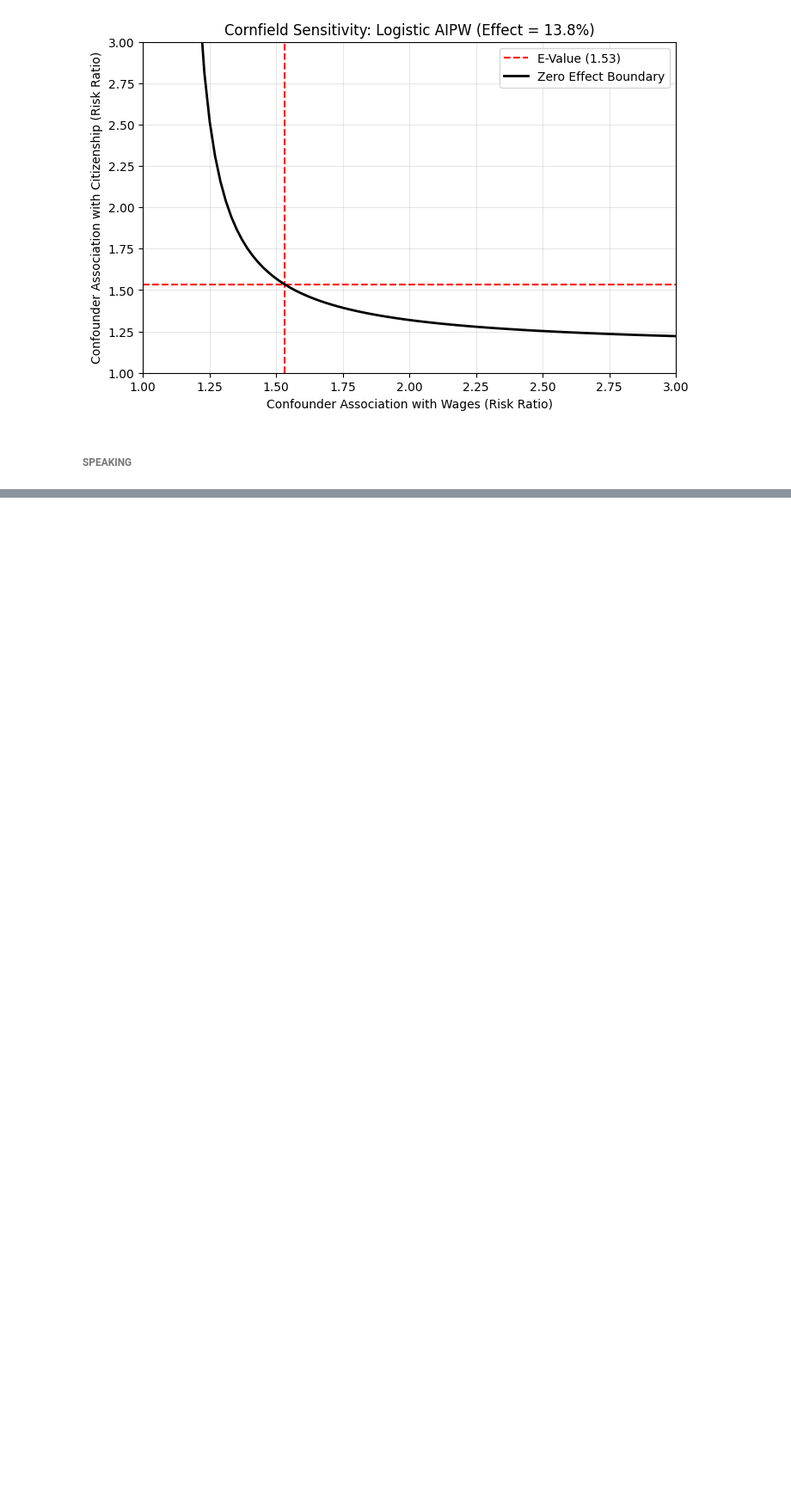
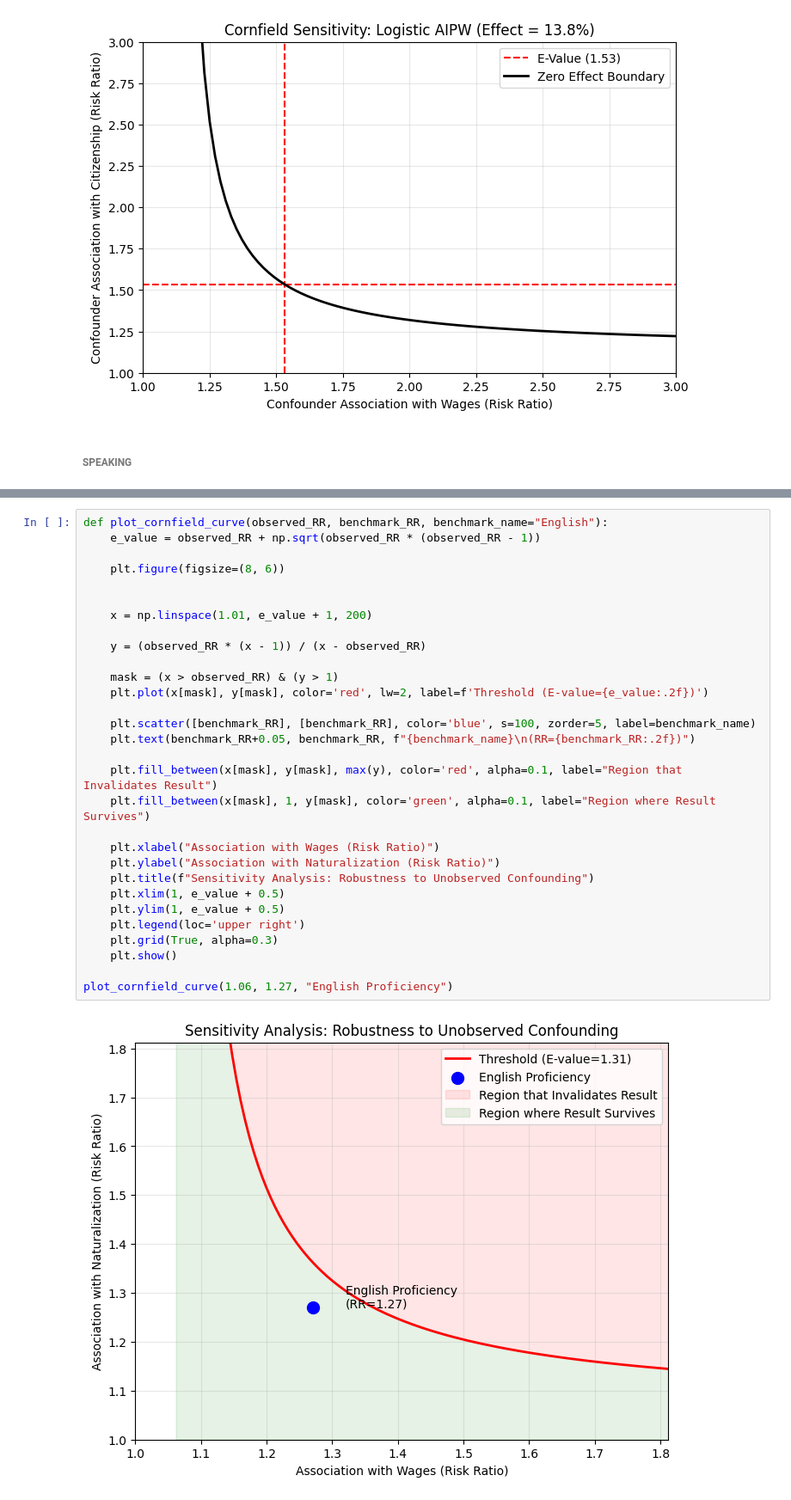
Before and after one commit to zydingstf/STAT209FinalProject, a Jupyter notebook: notebooks/05_sensitivity_analysis.ipynb, the cells around one changed output, grey strips where cells are left out. Shown at 86% size. Cells and saved outputs as stored; diff of their text form; blank space fills up the shorter version.

```diff
--- a/notebooks/05_sensitivity_analysis.ipynb
+++ b/notebooks/05_sensitivity_analysis.ipynb
@@ -512,0 +276,32 @@ print("-" * 30)
+# %%
+def plot_cornfield_curve(observed_RR, benchmark_RR, benchmark_name="English"):
+    e_value = observed_RR + np.sqrt(observed_RR * (observed_RR - 1))
+
+    plt.figure(figsize=(8, 6))
+
+
+    x = np.linspace(1.01, e_value + 1, 200)
+
+    y = (observed_RR * (x - 1)) / (x - observed_RR)
+
+    mask = (x > observed_RR) & (y > 1)
+    plt.plot(x[mask], y[mask], color='red', lw=2, label=f'Threshold (E-value={e_value:.2f})')
+
+    plt.scatter([benchmark_RR], [benchmark_RR], color='blue', s=100, zorder=5, label=benchmark_name)
+    plt.text(benchmark_RR+0.05, benchmark_RR, f"{benchmark_name}\n(RR={benchmark_RR:.2f})")
+
+    plt.fill_between(x[mask], y[mask], max(y), color='red', alpha=0.1, label="Region that Invalidates Result")
+    plt.fill_between(x[mask], 1, y[mask], color='green', alpha=0.1, label="Region where Result Survives")
+
+    plt.xlabel("Association with Wages (Risk Ratio)")
+    plt.ylabel("Association with Naturalization (Risk Ratio)")
+    plt.title(f"Sensitivity Analysis: Robustness to Unobserved Confounding")
+    plt.xlim(1, e_value + 0.5)
+    plt.ylim(1, e_value + 0.5)
+    plt.legend(loc='upper right')
+    plt.grid(True, alpha=0.3)
+    plt.show()
+
+plot_cornfield_curve(1.06, 1.27, "English Proficiency")
+# %% [output]
+[figure, added]
```
Also changed, not shown: parts of 13 cells of this notebook, 1 other file.
